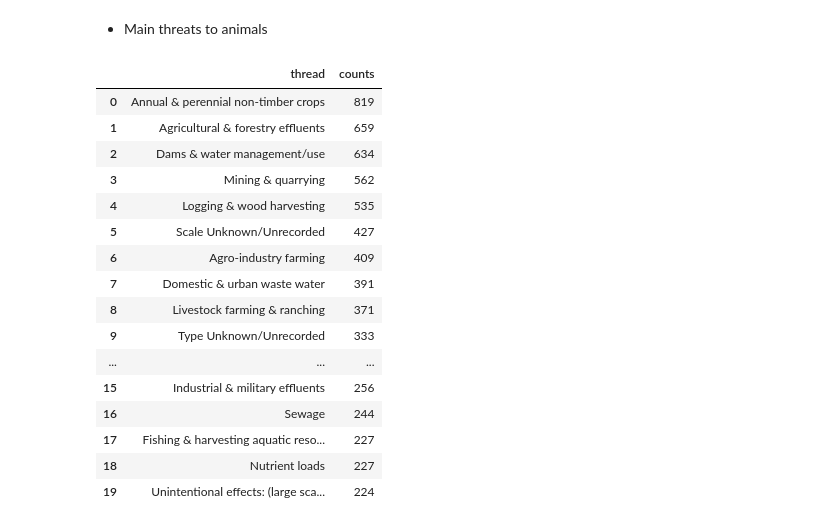
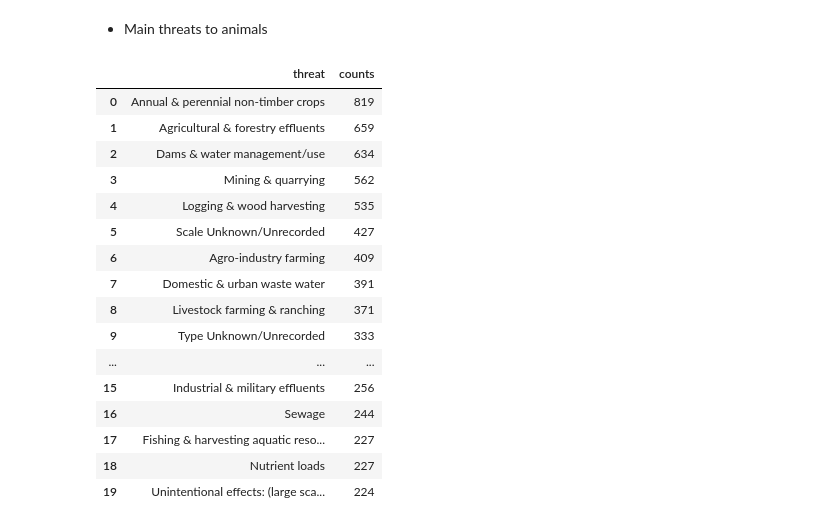
Before and after one commit to com-480-data-visualization/project-2024-group-era, a Jupyter notebook: EDA.ipynb, the cells around one changed output. Saved outputs shown, nothing was run; the diff lists cells and outputs as text; code cells hidden in the pictures.

```diff
--- a/EDA.ipynb
+++ b/EDA.ipynb
@@ -263,13 +263,13 @@ Animal: Herichthys labridens, country: Mexico
 # %% [markdown]
 * Main threats to animals
 # %%
-threads = df_animals['threats']
-threads = [thread for animal_threads in threads for thread in animal_threads]
-threads = pd.DataFrame(threads)['title'].value_counts()
-threads = threads.rename_axis('thread').reset_index(name='counts')
-threads.head(20) # by default 20 threads, but it can be changed
+threats = df_animals['threats']
+threats = [threat for animal_threats in threats for threat in animal_threats]
+threats = pd.DataFrame(threats)['title'].value_counts()
+threats = threats.rename_axis('threat').reset_index(name='counts')
+threats.head(20) # by default 20 threats, but it can be changed
 # %% [output]
-|  | thread | counts |
+|  | threat | counts |
 | 0 | Annual & perennial non-timber crops | 819 |
 | 1 | Agricultural & forestry effluents | 659 |
 | 2 | Dams & water management/use | 634 |
```
Also changed, not shown: parts of 1 cell of this notebook.
